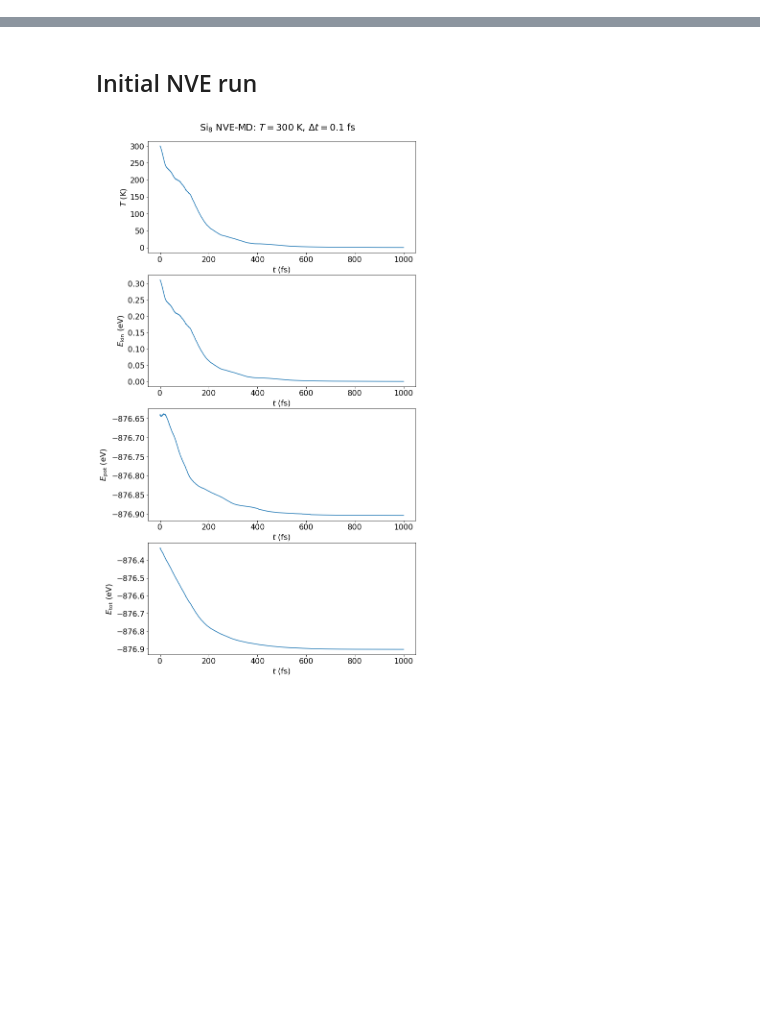
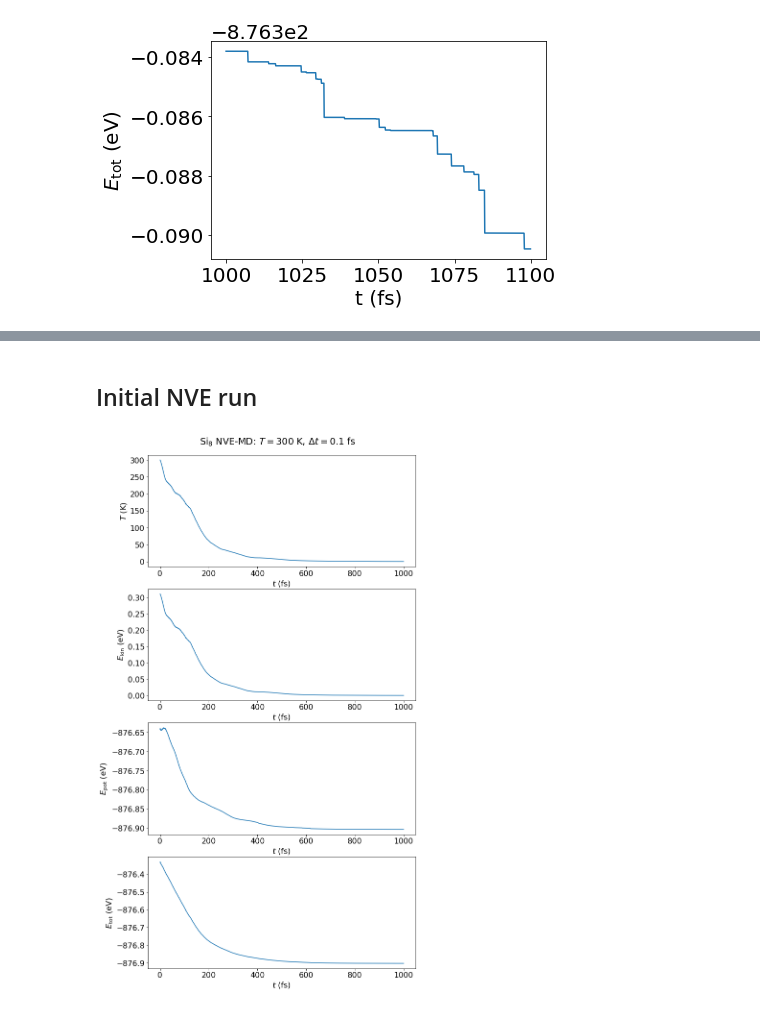
Before and after one commit to ferchault/APDFT, a Jupyter notebook: prototyping/apdft-ofdft-cpmd/Si8_NVE_ref.ipynb, the cells around one changed output, grey strips where cells are left out. Saved outputs shown, nothing was run; the diff lists cells and outputs as text; code cells hidden in the pictures; blank space fills up the shorter version.

```diff
--- a/prototyping/apdft-ofdft-cpmd/Si8_NVE_ref.ipynb
+++ b/prototyping/apdft-ofdft-cpmd/Si8_NVE_ref.ipynb
@@ -86,3 +122,14 @@ Text(0, 0.5, '$E_{\\rm tot}$ (eV)')
+# %%
+plt.rcParams['font.size'] = 20
+fig, ax = plt.subplots(1,1)
+
+ax.plot(time_ref[10000:11000], etot_ref[10000:11000])
+ax.set_xlabel('t (fs)')
+ax.set_ylabel(r'$E_{\rm tot}$ (eV)')
+
+plt.savefig('/home/misa/projects/APDFT-CPMD/figures/Chuck/etot_vs_time_zoom_in.png',bbox_inches='tight')
+# %% [output]
+[figure, added]
 # %%
 drift(time_ref, etot_ref/units.Ha, 8)
 # %% [output]
```
Also changed, not shown: parts of 17 cells of this notebook, 2 other files.
